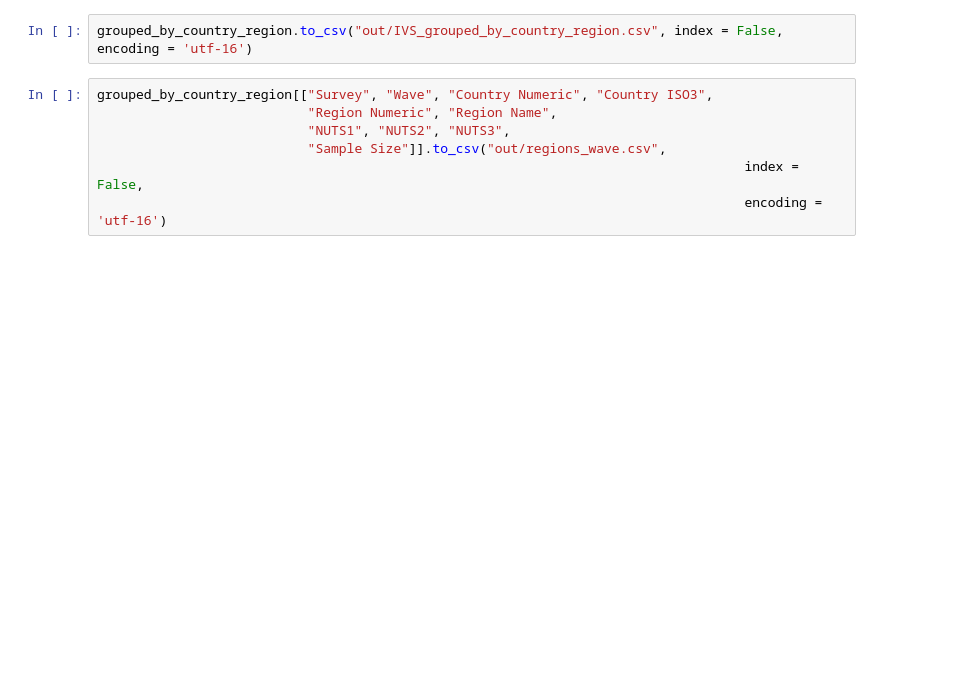
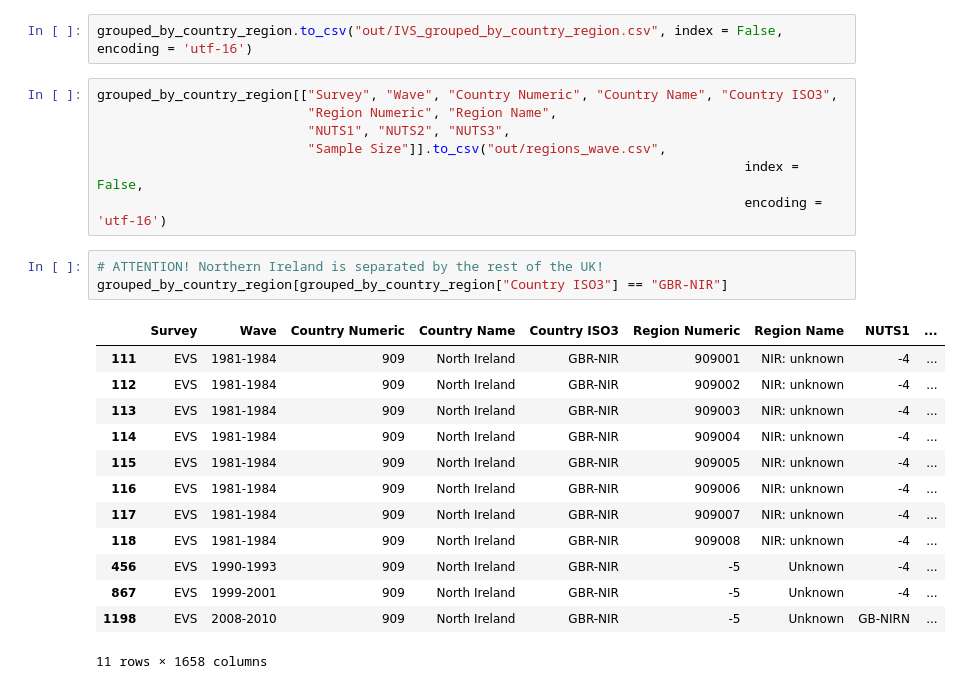
Before and after one commit to dgurnari/covid_19_Oxford_database, a Jupyter notebook: Integrated Value Survey/Integrated_Values_Survey_aggregator.ipynb, the cells around one changed output. Drawn from its saved outputs; the diff is of its cells as text; blank space fills up the shorter version.

```diff
--- a/Integrated Value Survey/Integrated_Values_Survey_aggregator.ipynb
+++ b/Integrated Value Survey/Integrated_Values_Survey_aggregator.ipynb
@@ -437,9 +447,26 @@ grouped_by_country_region
 # %%
 grouped_by_country_region.to_csv("out/IVS_grouped_by_country_region.csv", index = False, encoding = 'utf-16')
 # %%
-grouped_by_country_region[["Survey", "Wave", "Country Numeric", "Country ISO3",
+grouped_by_country_region[["Survey", "Wave", "Country Numeric", "Country Name", "Country ISO3",
                            "Region Numeric", "Region Name",
                            "NUTS1", "NUTS2", "NUTS3",
                            "Sample Size"]].to_csv("out/regions_wave.csv",
                                                                                    index = False,
                                                                                    encoding = 'utf-16')
+# %%
+# ATTENTION! Northern Ireland is separated by the rest of the UK!
+grouped_by_country_region[grouped_by_country_region["Country ISO3"] == "GBR-NIR"]
+# %% [output]
+|  | Survey | Wave | Country Numeric | Country Name | Country ISO3 | Region Numeric | Region Name | NUTS1 | ... |
+| 111 | EVS | 1981-1984 | 909 | North Ireland | GBR-NIR | 909001 | NIR: unknown | -4 | ... |
+| 112 | EVS | 1981-1984 | 909 | North Ireland | GBR-NIR | 909002 | NIR: unknown | -4 | ... |
+| 113 | EVS | 1981-1984 | 909 | North Ireland | GBR-NIR | 909003 | NIR: unknown | -4 | ... |
+| 114 | EVS | 1981-1984 | 909 | North Ireland | GBR-NIR | 909004 | NIR: unknown | -4 | ... |
+| 115 | EVS | 1981-1984 | 909 | North Ireland | GBR-NIR | 909005 | NIR: unknown | -4 | ... |
+| 116 | EVS | 1981-1984 | 909 | North Ireland | GBR-NIR | 909006 | NIR: unknown | -4 | ... |
+| 117 | EVS | 1981-1984 | 909 | North Ireland | GBR-NIR | 909007 | NIR: unknown | -4 | ... |
+| 118 | EVS | 1981-1984 | 909 | North Ireland | GBR-NIR | 909008 | NIR: unknown | -4 | ... |
+| 456 | EVS | 1990-1993 | 909 | North Ireland | GBR-NIR | -5 | Unknown | -4 | ... |
+| 867 | EVS | 1999-2001 | 909 | North Ireland | GBR-NIR | -5 | Unknown | -4 | ... |
+| 1198 | EVS | 2008-2010 | 909 | North Ireland | GBR-NIR | -5 | Unknown | GB-NIRN | ... |
+11 rows × 1658 columns
```
Also changed, not shown: parts of 5 cells of this notebook, 15 other files.
